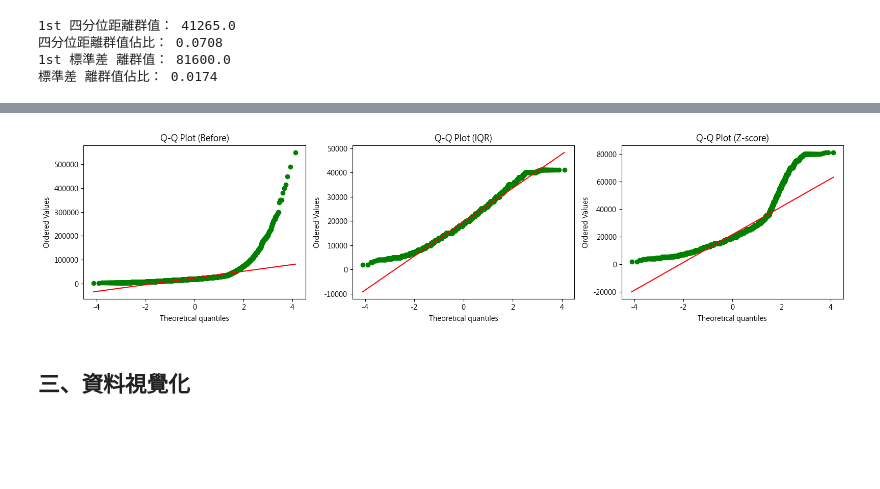
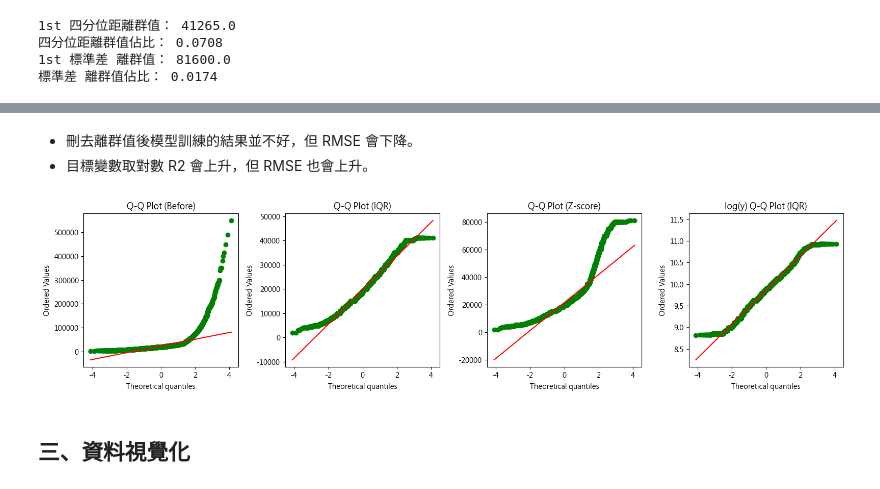
Before and after one commit to Gary0926/RealEstate, a Jupyter notebook: DataPreprocessing.ipynb, the cells around one changed output, grey strips where cells are left out. Drawn from its saved outputs; the diff is of its cells as text; code cells hidden in the pictures; blank space fills up the shorter version.

```diff
--- a/DataPreprocessing.ipynb
+++ b/DataPreprocessing.ipynb
@@ -603,0 +602,31 @@ print('標準差 離群值佔比：', round(len(outliers) / len(df_realEstate4),
+# %%
+#取對數
+df_realEstate7 = df_realEstate4.copy()
+df_realEstate7['總額元'] = np.log(df_realEstate7['總額元'])
+
+# 找出離群值: 四分位距
+Q1 = df_realEstate7['總額元'].quantile(0.25)
+Q3 = df_realEstate7['總額元'].quantile(0.75)
+IQR = Q3 - Q1
+lower_bound = Q1 - 1.5 * IQR
+upper_bound = Q3 + 1.5 * IQR
+
+outliers = df_realEstate7[(df_realEstate7['總額元'] < lower_bound) | (df_realEstate7['總額元'] > upper_bound)]
+print('1st 四分位距離群值：',outliers['總額元'].sort_values().iloc[0])
+print('四分位距離群值佔比：', round(len(outliers) / len(df_realEstate7), 4))
+
+# 總額元箱型圖
+fig, axs = plt.subplots(1, 2, figsize=(12, 4))
+axs[0].boxplot(df_realEstate7['總額元'], vert=False)
+axs[0].set_title('總額元對數箱型圖')
+axs[0].set_xlabel('log(總額元)')
+axs[0].set_yticklabels(['總額元'])
+axs[1].hist(df_realEstate7['總額元'], bins=100, color='green')
+axs[1].set_title('總額元對數分佈')
+axs[1].set_xlabel('log(總額元)')
+axs[1].set_ylabel('數量')
+plt.tight_layout()
+
+plt.show()
+
+df_realEstate7 = df_realEstate7[(df_realEstate7['總額元'] >= lower_bound) & (df_realEstate7['總額元'] <= upper_bound)]
@@ -604,26 +637,34 @@ print('標準差 離群值佔比：', round(len(outliers) / len(df_realEstate4),
+# %% [markdown]
+- 刪去離群值後模型訓練的結果並不好，但 RMSE 會下降。
+- 目標變數取對數 R2 會上升，但 RMSE 也會上升。
 # %%
 # 常態性檢驗
-fig, axs = plt.subplots(1, 3, figsize=(16, 4))
+fig, axs = plt.subplots(1, 4, figsize=(16, 4))
 
 stats.probplot(df_realEstate4['總額元'], dist="norm", plot=axs[0])
 axs[0].set_title('Q-Q Plot (Before)')
 axs[0].get_lines()[0].set_markeredgecolor('green')
 axs[0].get_lines()[0].set_markerfacecolor('green')
 
 stats.probplot(df_realEstate5['總額元'], dist="norm", plot=axs[1])
 axs[1].set_title('Q-Q Plot (IQR)')
 axs[1].get_lines()[0].set_markeredgecolor('green')
 axs[1].get_lines()[0].set_markerfacecolor('green')
 
 stats.probplot(df_realEstate6['總額元'], dist="norm", plot=axs[2])
 axs[2].set_title('Q-Q Plot (Z-score)')
 axs[2].get_lines()[0].set_markeredgecolor('green')
 axs[2].get_lines()[0].set_markerfacecolor('green')
 
+stats.probplot(df_realEstate7['總額元'], dist="norm", plot=axs[3])
+axs[3].set_title('log(y) Q-Q Plot (IQR)')
+axs[3].get_lines()[0].set_markeredgecolor('green')
+axs[3].get_lines()[0].set_markerfacecolor('green')
+
 plt.tight_layout()
 plt.show()
 # %% [output]
-[figure, old version]
+[figure, new version]
 # %% [markdown]
 ## 三、資料視覺化
 # %%
```
Also changed, not shown: parts of 3 cells of this notebook.
